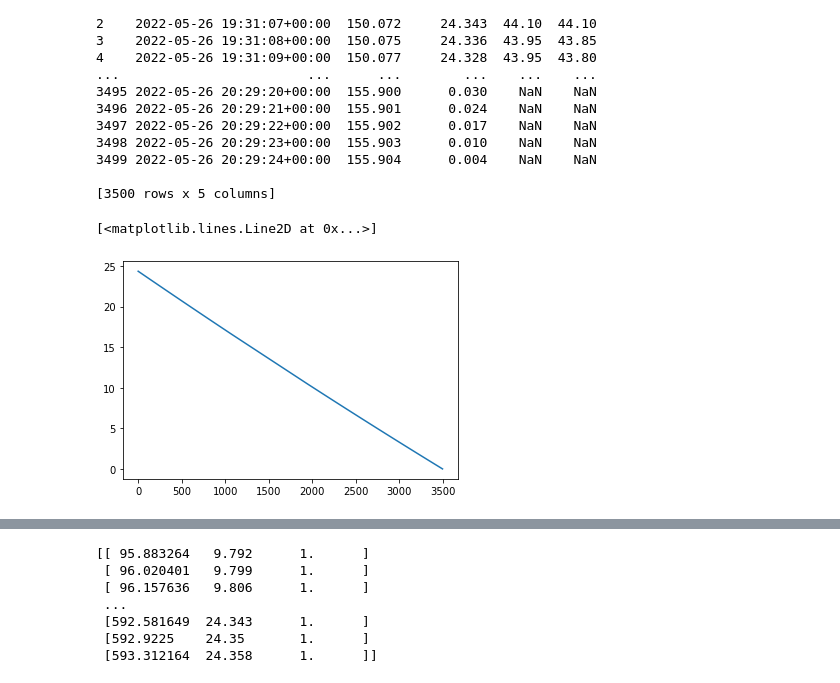
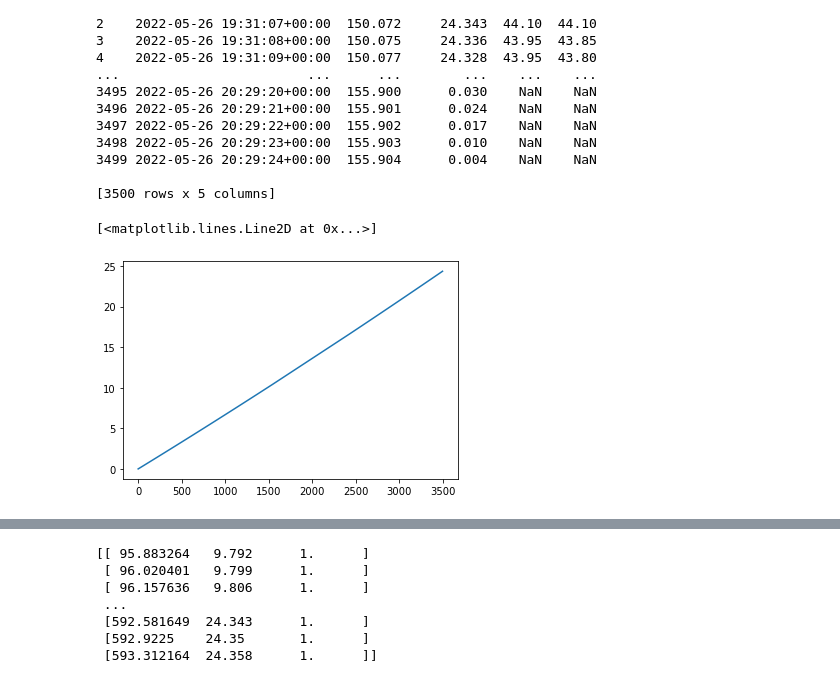
Before and after one commit to ziqing97/gnss_ir_analyze, a Jupyter notebook: src/test.ipynb, the cells around one changed output, grey strips where cells are left out. Drawn from its saved outputs; the diff is of its cells as text; code cells hidden in the pictures.

```diff
--- a/src/test.ipynb
+++ b/src/test.ipynb
@@ -65,7 +66,7 @@ print(dataframe)
 [3500 rows x 5 columns]
 # %%
 dataframe_sort = dataframe.sort_values(by='elevation')
-plt.plot(dataframe_sort['elevation'])
+plt.plot(np.array(dataframe_sort['elevation']))
 # %% [output]
 [<matplotlib.lines.Line2D at 0x...>]
-[figure, old version]
+[figure, new version]
```
Also changed, not shown: parts of 17 cells of this notebook, 2 other files.
